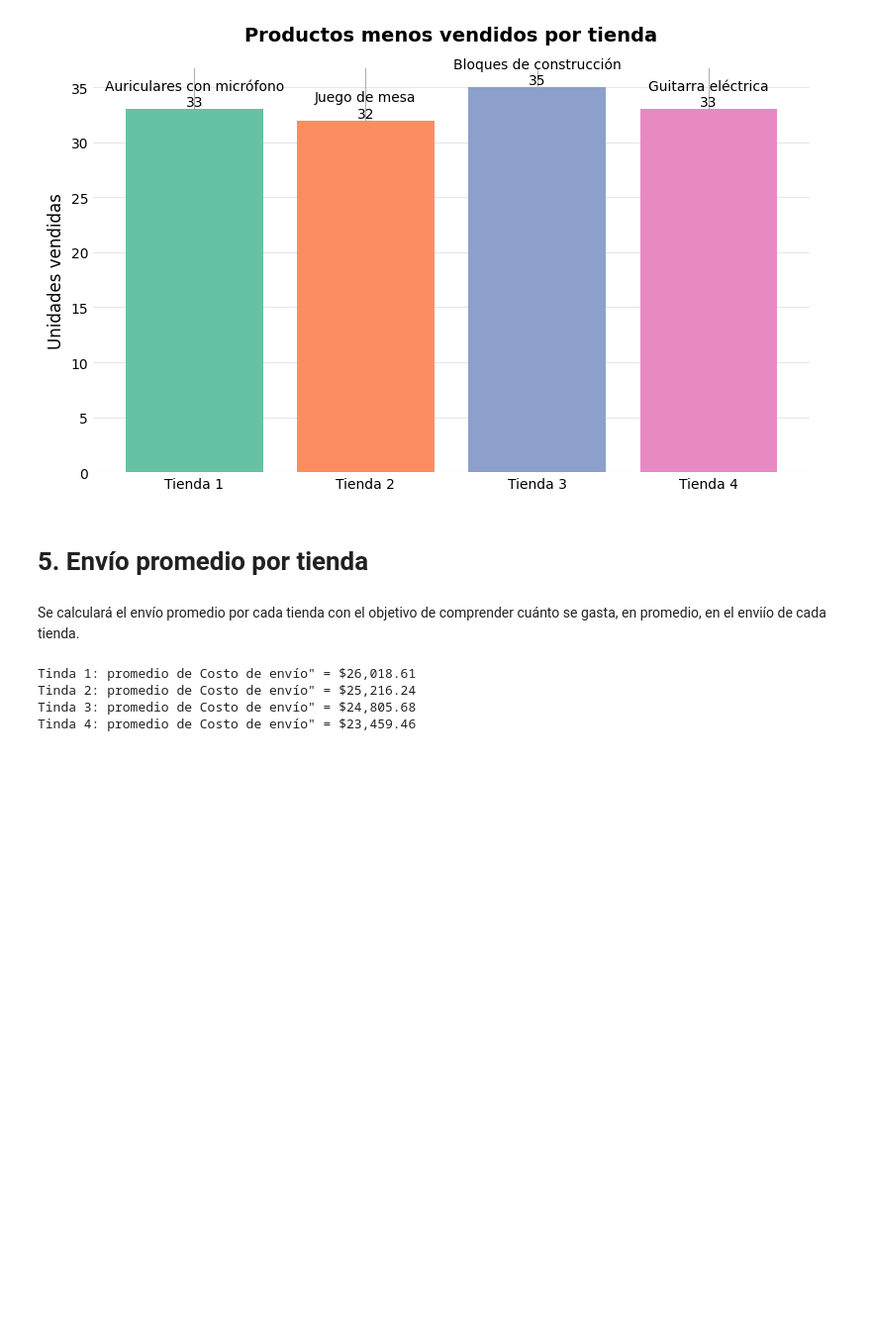
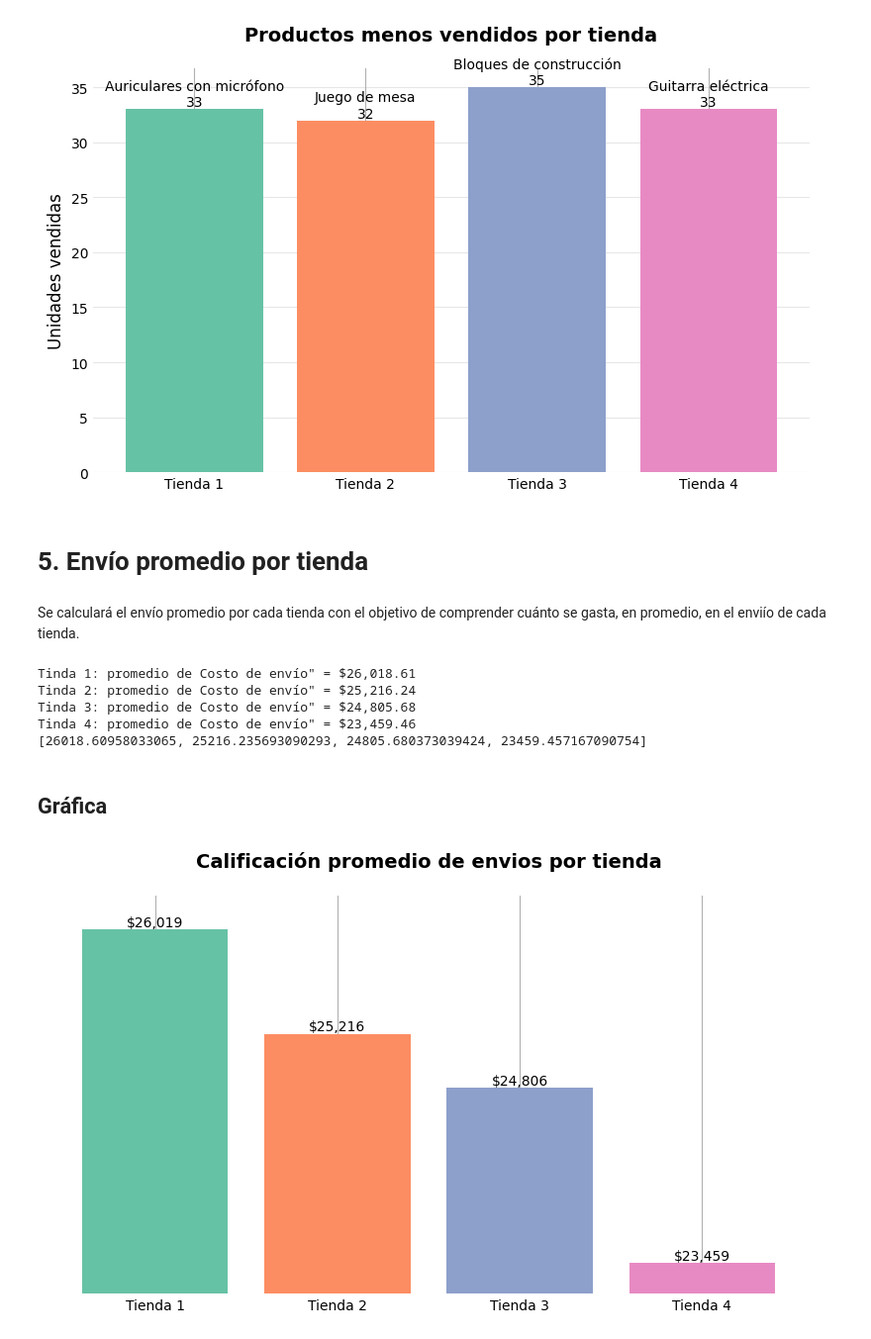
Before and after one commit to edtom09/challenge-alura-store, a Jupyter notebook: AluraStoreLatam.ipynb, the cells around one changed output. Shown at 99% size. Drawn from its saved outputs; the diff is of its cells as text; code cells hidden in the pictures; blank space fills up the shorter version.

Commit message:
agrego gráfica del costo promedio de envios

```diff
--- a/AluraStoreLatam.ipynb
+++ b/AluraStoreLatam.ipynb
@@ -514,12 +514,59 @@ plt.show()
 # %% [markdown]
 Se calculará el envío promedio por cada tienda con el objetivo de comprender cuánto se gasta, en promedio, en el enviío de cada tienda.
 # %%
+# creamos una lista vacia
+promedio_envios = [ ]
+
 #Calcular el envio promedio  para cada tienda
 for i, df in enumerate(tiendas, start=1):
     envio_promedio = df["Costo de envío"].mean()
+    promedio_envios.append(envio_promedio)
     print(f'Tinda {i}: promedio de Costo de envío" = ${envio_promedio:,.2f}')
+
+# corroboramos la lista de promedio_envios
+print(promedio_envios)
 # %% [output]
 Tinda 1: promedio de Costo de envío" = $26,018.61
 Tinda 2: promedio de Costo de envío" = $25,216.24
 Tinda 3: promedio de Costo de envío" = $24,805.68
 Tinda 4: promedio de Costo de envío" = $23,459.46
+[26018.60958033065, 25216.235693090293, 24805.680373039424, 23459.457167090754]
+# %% [markdown]
+## Gráfica
+# %%
+# Lista de tiendas y nombres
+nombres_tiendas = ['Tienda 1', 'Tienda 2', 'Tienda 3', 'Tienda 4']
+
+
+#Creación del gráfico de barras
+plt.figure(figsize=(8,5))
+bar_colors=plt.get_cmap('Set2').colors  # Lista de colores
+plt.bar(nombres_tiendas, promedio_envios, color=bar_colors[:len(nombres_tiendas)])
+plt.title("Calificación promedio de envios por tienda", fontsize=14, weight='bold', y = 1.05) #Título del gráfico
+#plt.title("Calificación Máx: 5 Min: 0",fontsize=10, style='italic', pad=10)
+
+plt.grid(axis='y', linestyle='--', alpha=0.5) #Añade una cuadrícula en el eje y con líneas discontinuas
+plt.xticks(rotation=0)
+
+# Elimina las barras de los bordes
+for spine in plt.gca().spines.values():
+    spine.set_visible(False)
+
+# Añade etiquetas en las barras
+for i, valor in enumerate(promedio_envios):
+    plt.text(i, valor, f"${valor:,.0f}", ha='center', va='bottom')
+
+# Quitmaos el eje y ya que no aporta nada
+plt.yticks([])
+
+# Añade un límite inferior en el eje y para visualisar mejor la diferencia
+minimo = min(promedio_envios)
+maximo = max(promedio_envios)
+ajuste = minimo * 0.99  # empieza un 1% más abajo
+ajuste_2 = maximo * 1.01 # termina un 1% más arriba
+plt.ylim(ajuste, ajuste_2)
+
+plt.tight_layout()
+plt.show()
+# %% [output]
+[figure, added]
```
